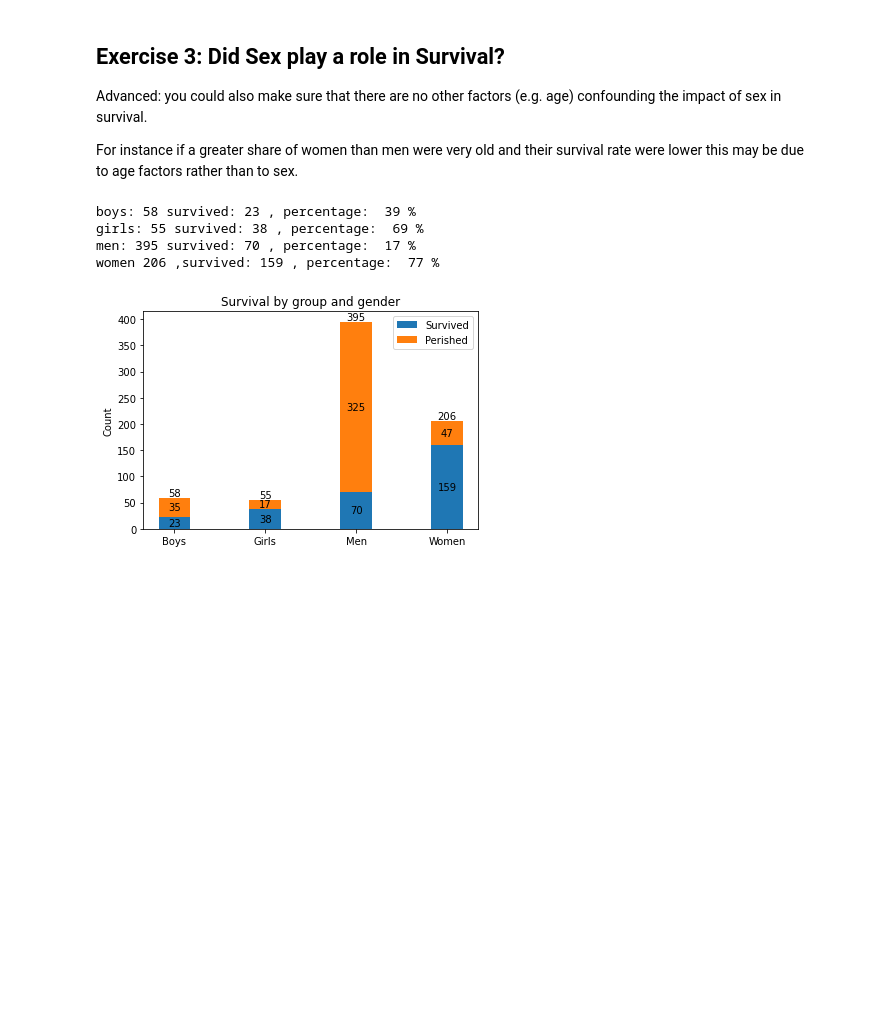
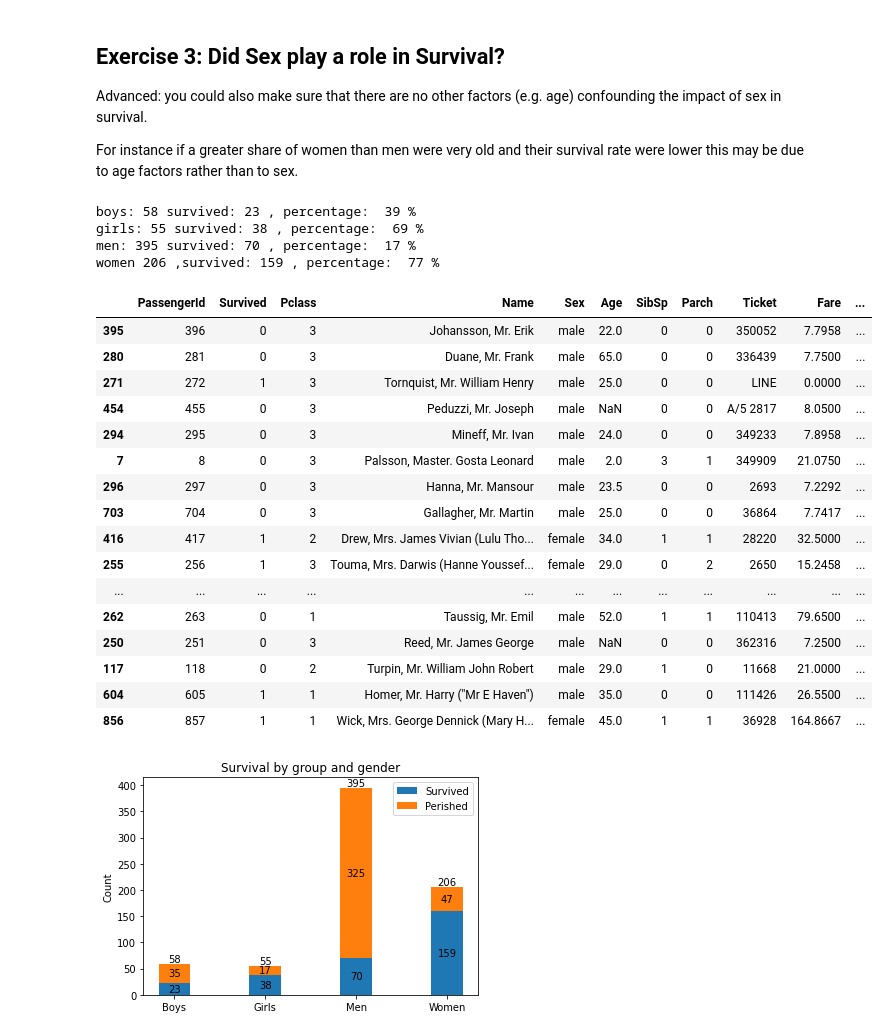
Before and after one commit to arutsh/Python-Programming-for-Data-Science-Part-1, a Jupyter notebook: exercises-solutions/06_The_Titanic_Dataset.ipynb, the cells around one changed output. Saved outputs shown, nothing was run; the diff lists cells and outputs as text; code cells hidden in the pictures; blank space fills up the shorter version.

```diff
--- a/exercises-solutions/06_The_Titanic_Dataset.ipynb
+++ b/exercises-solutions/06_The_Titanic_Dataset.ipynb
@@ -268,37 +268,54 @@ print("women", women_total, ",survived:", women_sur, ", percentage: ", int( (wom
 
 #we could put the above variables into a dataframe
 
-
+titanic_df.sample(50) #testing
 
 
 #ATTRS = ["Survived", "Age", "IsMale"]
 
 #titanic_df[ATTRS].corr('pearson')
 
 
 # prob of survival == 1 given (if) ismale == 1
 
 
 
 #titanic_df.groupby('Sex').mean()['Survived']
 
 #titanic_df.groupby('Sex').count()['Survived']
 
 #femaletotal = titanic_df.groupby('Sex').count()['Survived'][0]
 #maletotal = titanic_df.groupby('Sex').count()['Survived'][1]
 
 
 
 
 #titanic_df['Sex'].value_counts()
 
 
 # co-variance
 # %% [output]
 boys: 58 survived: 23 , percentage:  39 %
 girls: 55 survived: 38 , percentage:  69 %
 men: 395 survived: 70 , percentage:  17 %
 women 206 ,survived: 159 , percentage:  77 %
+|  | PassengerId | Survived | Pclass | Name | Sex | Age | SibSp | Parch | Ticket | Fare | ... |
+| 395 | 396 | 0 | 3 | Johansson, Mr. Erik | male | 22.0 | 0 | 0 | 350052 | 7.7958 | ... |
+| 280 | 281 | 0 | 3 | Duane, Mr. Frank | male | 65.0 | 0 | 0 | 336439 | 7.7500 | ... |
+| 271 | 272 | 1 | 3 | Tornquist, Mr. William Henry | male | 25.0 | 0 | 0 | LINE | 0.0000 | ... |
+| 454 | 455 | 0 | 3 | Peduzzi, Mr. Joseph | male | NaN | 0 | 0 | A/5 2817 | 8.0500 | ... |
+| 294 | 295 | 0 | 3 | Mineff, Mr. Ivan | male | 24.0 | 0 | 0 | 349233 | 7.8958 | ... |
+| 7 | 8 | 0 | 3 | Palsson, Master. Gosta Leonard | male | 2.0 | 3 | 1 | 349909 | 21.0750 | ... |
+| 296 | 297 | 0 | 3 | Hanna, Mr. Mansour | male | 23.5 | 0 | 0 | 2693 | 7.2292 | ... |
+| 703 | 704 | 0 | 3 | Gallagher, Mr. Martin | male | 25.0 | 0 | 0 | 36864 | 7.7417 | ... |
+| 416 | 417 | 1 | 2 | Drew, Mrs. James Vivian (Lulu Tho... | female | 34.0 | 1 | 1 | 28220 | 32.5000 | ... |
+| 255 | 256 | 1 | 3 | Touma, Mrs. Darwis (Hanne Youssef... | female | 29.0 | 0 | 2 | 2650 | 15.2458 | ... |
+| ... | ... | ... | ... | ... | ... | ... | ... | ... | ... | ... | ... |
+| 262 | 263 | 0 | 1 | Taussig, Mr. Emil | male | 52.0 | 1 | 1 | 110413 | 79.6500 | ... |
+| 250 | 251 | 0 | 3 | Reed, Mr. James George | male | NaN | 0 | 0 | 362316 | 7.2500 | ... |
+| 117 | 118 | 0 | 2 | Turpin, Mr. William John Robert | male | 29.0 | 1 | 0 | 11668 | 21.0000 | ... |
+| 604 | 605 | 1 | 1 | Homer, Mr. Harry ("Mr E Haven") | male | 35.0 | 0 | 0 | 111426 | 26.5500 | ... |
+| 856 | 857 | 1 | 1 | Wick, Mrs. George Dennick (Mary H... | female | 45.0 | 1 | 1 | 36928 | 164.8667 | ... |
 # %%
 import matplotlib.pyplot as plt
 import numpy as np
```
Also changed, not shown: parts of 5 cells of this notebook.
